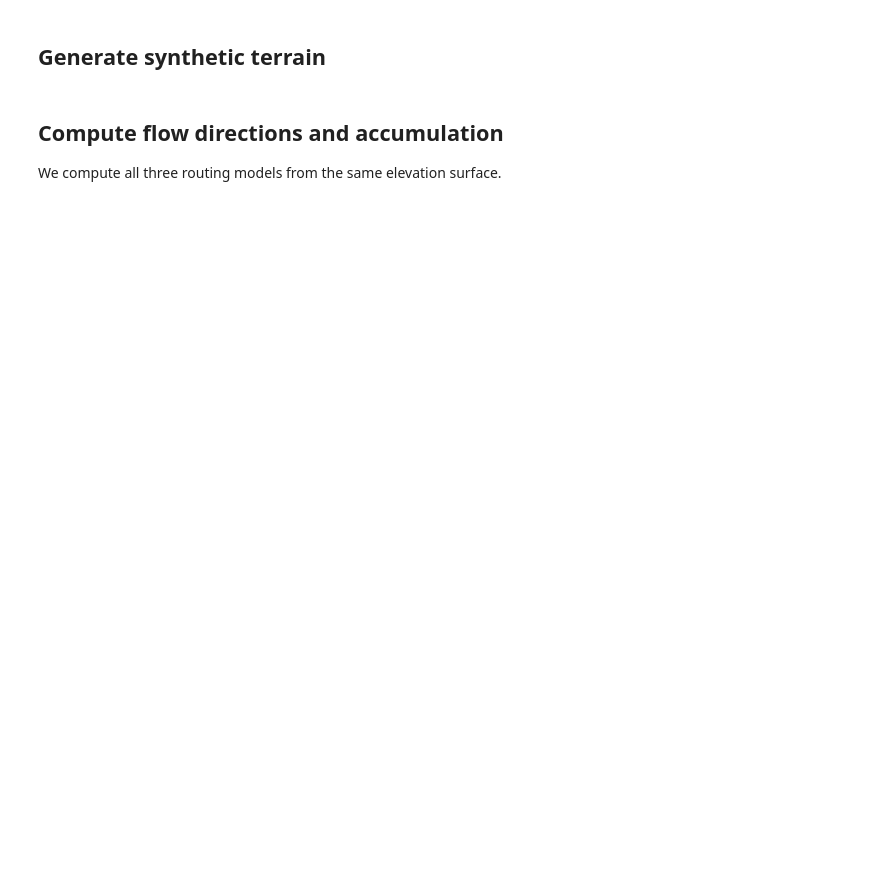
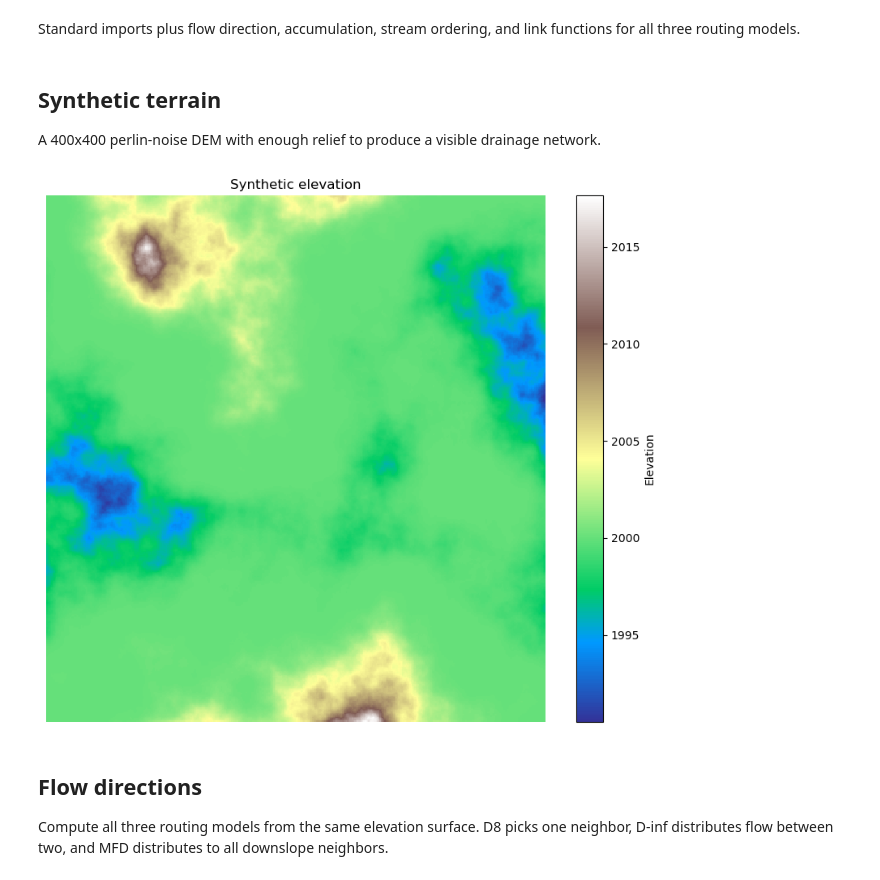
Before and after one commit to makepath/xarray-spatial, a Jupyter notebook: examples/user_guide/27_Stream_Analysis_Dinf_MFD.ipynb, the cells around one changed output. Saved outputs shown, nothing was run; the diff lists cells and outputs as text; code cells hidden in the pictures; blank space fills up the shorter version.

```diff
--- a/examples/user_guide/27_Stream_Analysis_Dinf_MFD.ipynb
+++ b/examples/user_guide/27_Stream_Analysis_Dinf_MFD.ipynb
@@ -11,2 +17,4 @@ This notebook shows how to use the D-inf and MFD variants.
+# %% [markdown]
+Standard imports plus flow direction, accumulation, stream ordering, and link functions for all three routing models.
 # %%
 import numpy as np
@@ -19,27 +31,30 @@ from xrspatial import flow_accumulation, flow_accumulation_mfd
 from xrspatial import stream_order, stream_link
 from xrspatial import stream_order_dinf, stream_link_dinf
 from xrspatial import stream_order_mfd, stream_link_mfd
-# %% [markdown]
-## Generate synthetic terrain
+# %% [markdown]
+## Synthetic terrain
+
+A 400x400 perlin-noise DEM with enough relief to produce a visible drainage network.
 # %%
 W, H = 400, 400
-
 template = xr.DataArray(np.zeros((H, W)), dims=['y', 'x'],
                         coords={'y': np.linspace(0, 1000, H),
                                 'x': np.linspace(0, 1000, W)})
-
 terrain = generate_terrain(template, x_range=(0, 1000), y_range=(0, 1000))
 
-fig, ax = plt.subplots(figsize=(6, 5))
-terrain.plot(ax=ax, cmap='terrain')
+fig, ax = plt.subplots(figsize=(8, 7))
+terrain.plot.imshow(ax=ax, cmap='terrain', add_colorbar=True,
+                    cbar_kwargs={'label': 'Elevation'})
 ax.set_title('Synthetic elevation')
-ax.set_aspect('equal')
+ax.set_axis_off()
 plt.tight_layout()
 plt.show()
+# %% [output]
+[figure, added]
 # %% [markdown]
-## Compute flow directions and accumulation
+## Flow directions
 
-We compute all three routing models from the same elevation surface.
+Compute all three routing models from the same elevation surface. D8 picks one neighbor, D-inf distributes flow between two, and MFD distributes to all downslope neighbors.
 # %%
 # D8
 fd_d8 = flow_direction(terrain)
```
Also changed, not shown: parts of 18 cells of this notebook, 1 other file.
